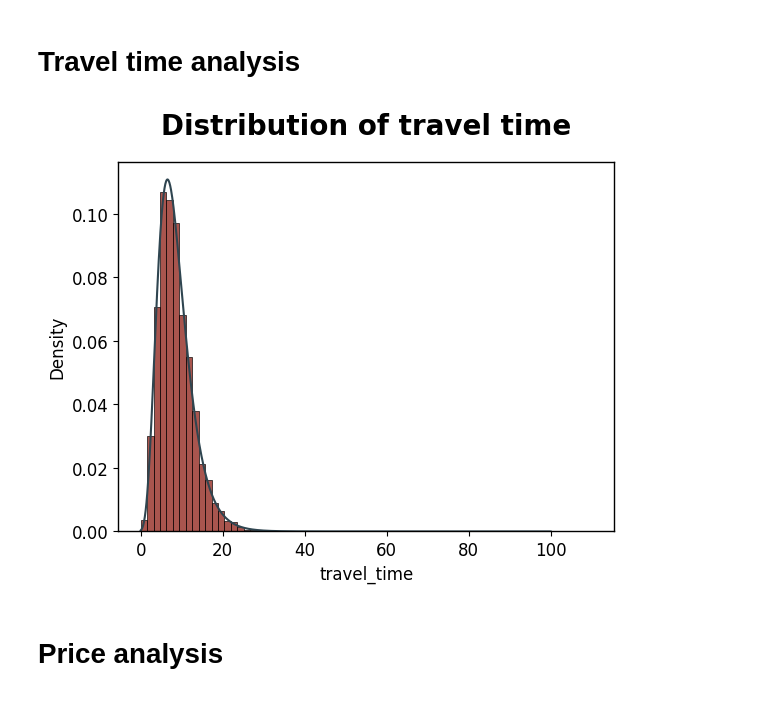
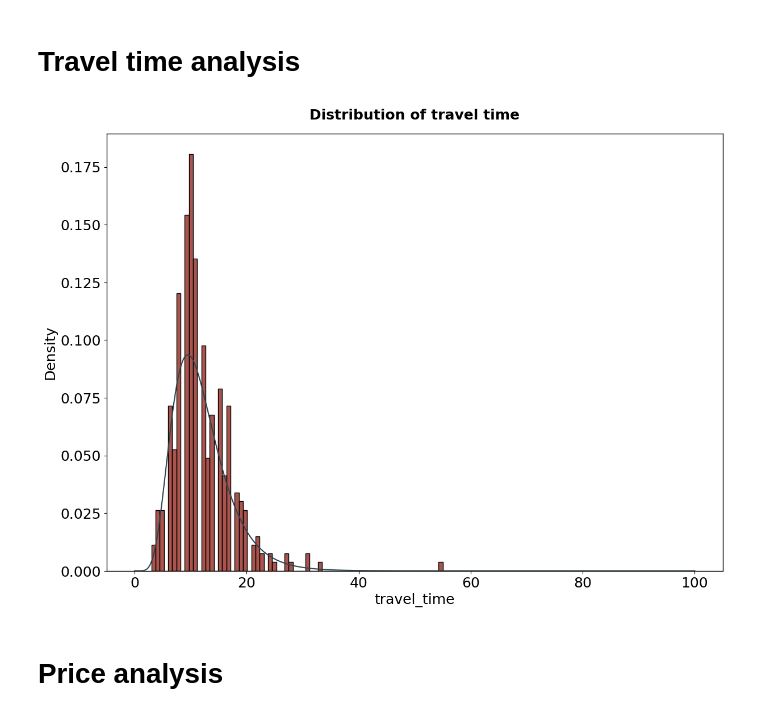
Before and after one commit to Jungar111/multi_agent_reinforcement_learning, a Jupyter notebook: notebooks/data_analysis.ipynb, the cells around one changed output. Drawn from its saved outputs; the diff is of its cells as text; code cells hidden in the pictures.

Commit message:
Plots plotsplots

```diff
--- a/notebooks/data_analysis.ipynb
+++ b/notebooks/data_analysis.ipynb
@@ -15,7 +15,7 @@ import numpy as np
 from scipy.stats import lognorm
 import statsmodels.formula.api as smf
 # %%
-with open("data/scenario_nyc_brooklyn.json") as f:
+with open("data/scenario_san_francisco.json") as f:
     data = json.loads(f.read())
 # %%
 df = pd.DataFrame(data["demand"])
@@ -115,12 +86,12 @@ plt.show()
 # %%
 x = np.linspace(0, 100, 1000)
 fitted_params = lognorm.fit(df["travel_time"])
-sns.histplot(df["travel_time"], bins=70, stat="density")
+sns.histplot(df["travel_time"], bins=70, stat="density", color="#8C1C13")
 plt.plot(x, lognorm(*fitted_params).pdf(x), color="#2F4550")
 plt.title("Distribution of travel time")
 plt.show()
 # %% [output]
-[figure, old version]
+[figure, new version]
 # %% [markdown]
 # Price analysis
 # %%
```
Also changed, not shown: parts of 13 cells of this notebook, 6 other files.
